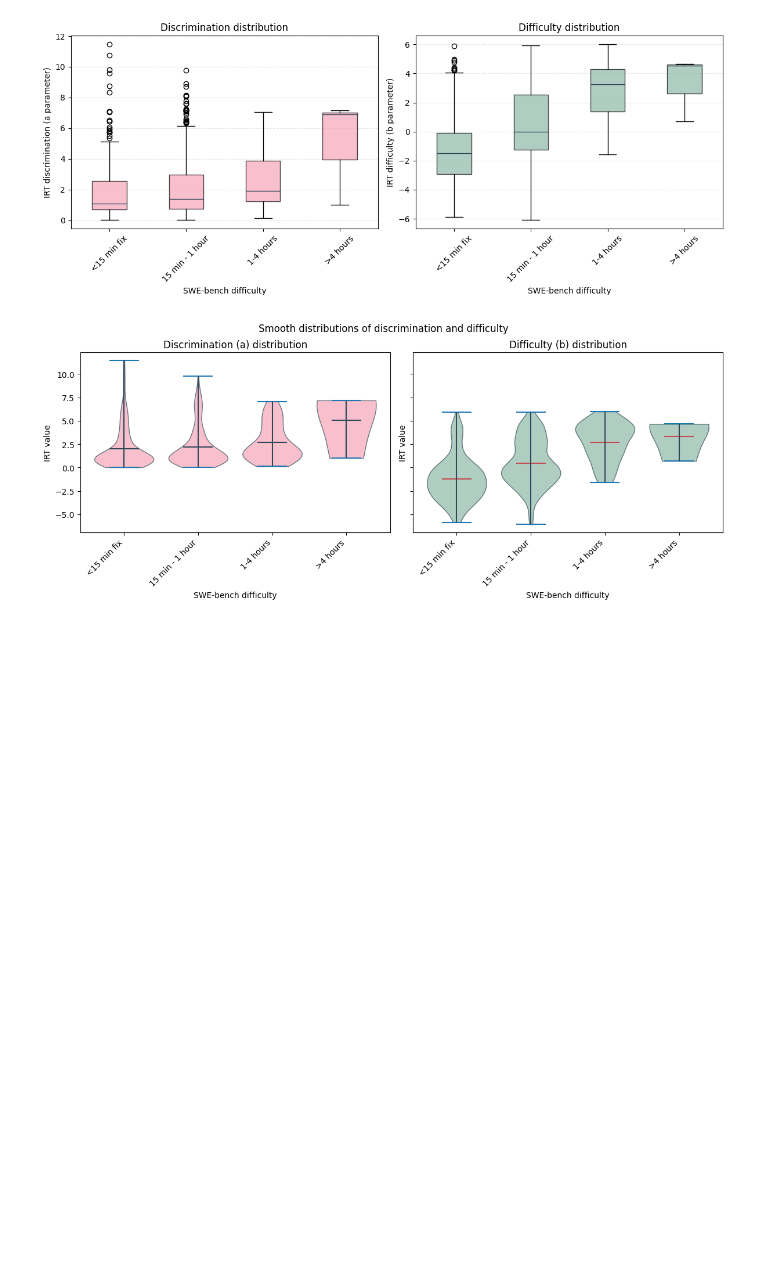
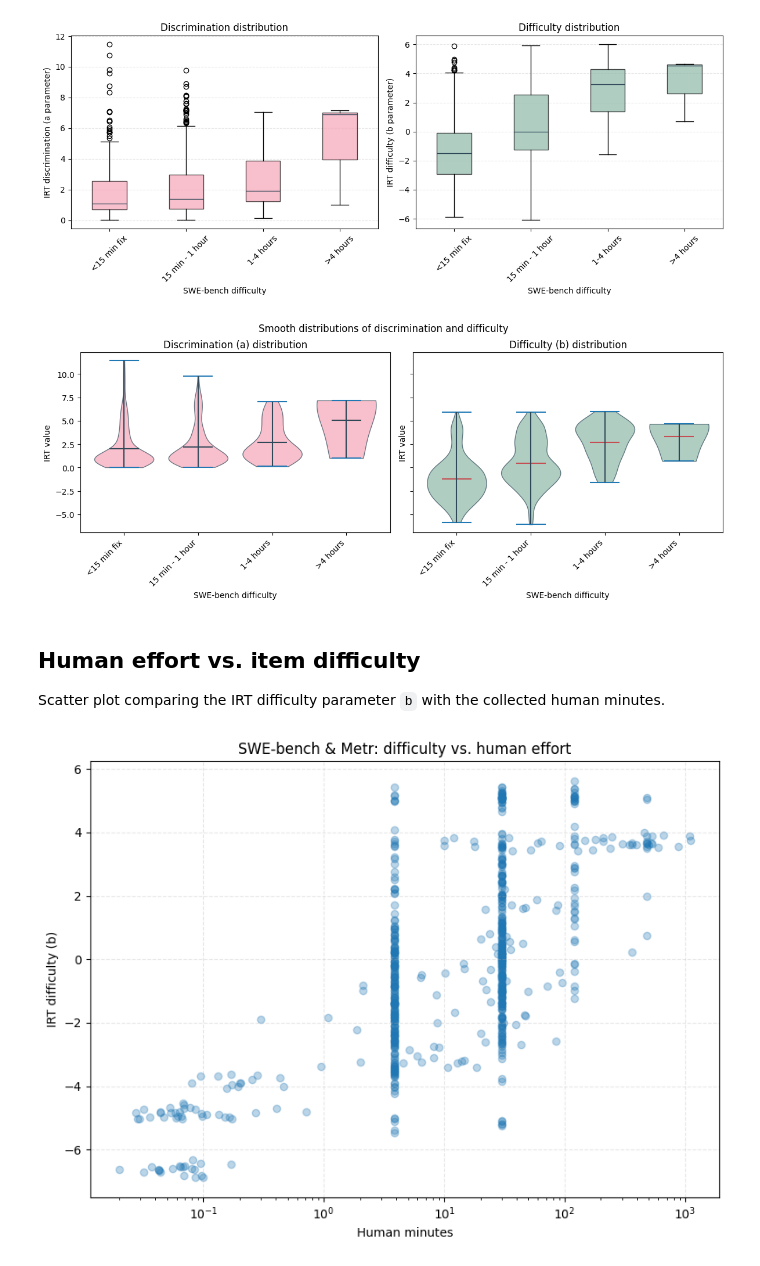
Before and after one commit to FY-Liu/BRIDGE, a Jupyter notebook: IRT/irt.ipynb, the cells around one changed output. Cells and saved outputs as stored; diff of their text form; code cells hidden in the pictures; blank space fills up the shorter version.

```diff
--- a/IRT/irt.ipynb
+++ b/IRT/irt.ipynb
@@ -1106,3 +1147,27 @@ plt.tight_layout()
 plt.subplots_adjust(top=0.88)
 # %% [output]
 [figure]
+# %% [markdown]
+## Human effort vs. item difficulty
+Scatter plot comparing the IRT difficulty parameter `b` with the collected human minutes.
+# %%
+import pandas as pd
+import matplotlib.pyplot as plt
+
+csv_path = '/home/lfy/BRIDGE/IRT/params/swebench_selected_plus_all_runs_pyirt.csv'
+df = pd.read_csv(csv_path)
+plot_df = df.dropna(subset=['b', 'human_minutes'])
+if plot_df.empty:
+    raise ValueError('No rows with both b and human_minutes values')
+
+plt.figure(figsize=(8, 6))
+plt.scatter(plot_df['human_minutes'], plot_df['b'], alpha=0.3)
+plt.xscale("log")
+plt.xlabel('Human minutes')
+plt.ylabel('IRT difficulty (b)')
+plt.title('SWE-bench & Metr: difficulty vs. human effort')
+plt.grid(True, linestyle='--', alpha=0.3)
+plt.tight_layout()
+plt.show()
+# %% [output]
+[figure, added]
```
Also changed, not shown: parts of 3 cells of this notebook, 14 other files.
